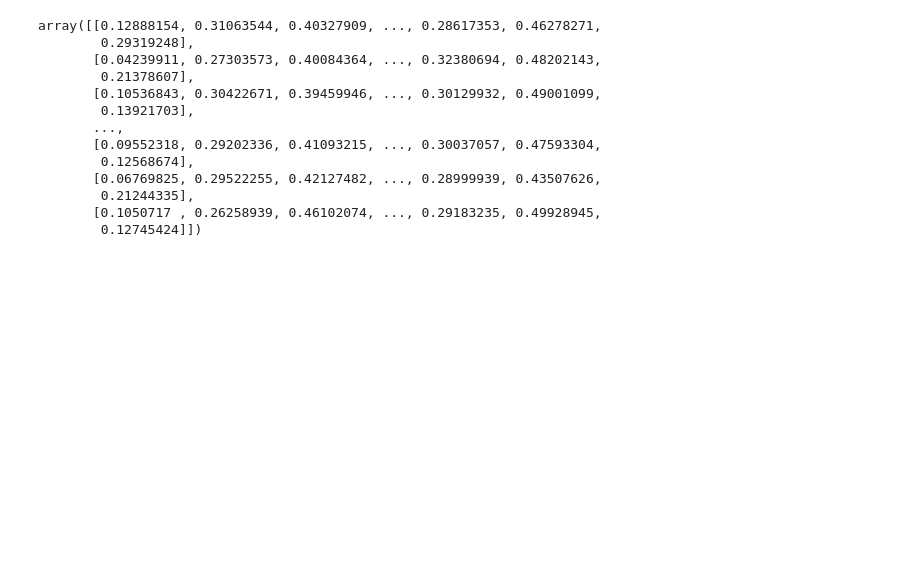
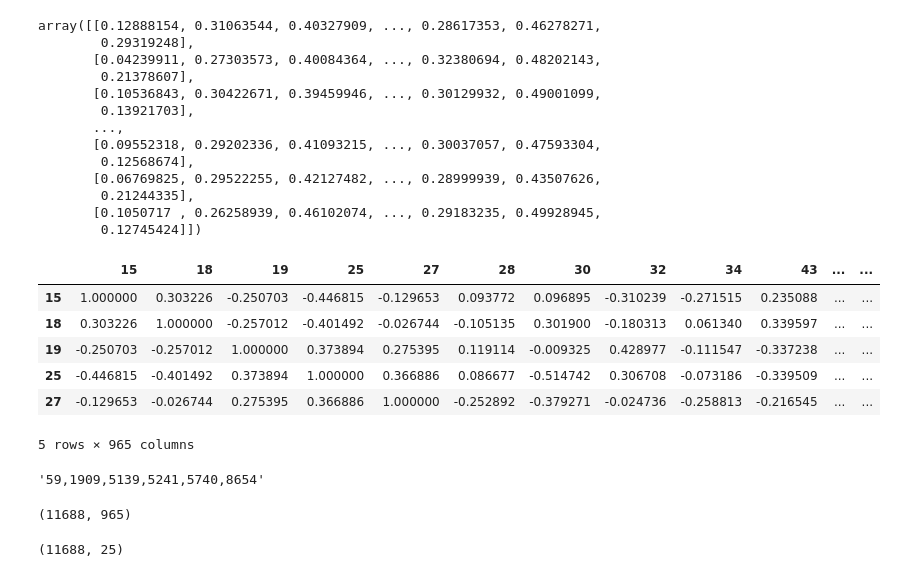
Before and after one commit to loucerac/drexml, a Jupyter notebook: notebooks/sandbox_20190416/1.0_setup_src.ipynb, the cells around one changed output. Cells and saved outputs as stored; diff of their text form; code cells hidden in the pictures; blank space fills up the shorter version.

```diff
--- a/notebooks/sandbox_20190416/1.0_setup_src.ipynb
+++ b/notebooks/sandbox_20190416/1.0_setup_src.ipynb
@@ -509,3 +509,13 @@ array([[0.12888154, 0.31063544, 0.40327909, ..., 0.28617353, 0.46278271,
         0.21244335],
        [0.1050717 , 0.26258939, 0.46102074, ..., 0.29183235, 0.49928945,
         0.12745424]])
+# %%
+X.corr().head()
+# %% [output]
+|  | 15 | 18 | 19 | 25 | 27 | 28 | 30 | 32 | 34 | 43 | ... | ... |
+| 15 | 1.000000 | 0.303226 | -0.250703 | -0.446815 | -0.129653 | 0.093772 | 0.096895 | -0.310239 | -0.271515 | 0.235088 | ... | ... |
+| 18 | 0.303226 | 1.000000 | -0.257012 | -0.401492 | -0.026744 | -0.105135 | 0.301900 | -0.180313 | 0.061340 | 0.339597 | ... | ... |
+| 19 | -0.250703 | -0.257012 | 1.000000 | 0.373894 | 0.275395 | 0.119114 | -0.009325 | 0.428977 | -0.111547 | -0.337238 | ... | ... |
+| 25 | -0.446815 | -0.401492 | 0.373894 | 1.000000 | 0.366886 | 0.086677 | -0.514742 | 0.306708 | -0.073186 | -0.339509 | ... | ... |
+| 27 | -0.129653 | -0.026744 | 0.275395 | 0.366886 | 1.000000 | -0.252892 | -0.379271 | -0.024736 | -0.258813 | -0.216545 | ... | ... |
+5 rows × 965 columns
@@ -511,0 +526,12 @@ array([[0.12888154, 0.31063544, 0.40327909, ..., 0.28617353, 0.46278271,
+# %%
+",".join(x_c_5241[x_c_5241.abs() > 0.7].index.tolist())
+# %% [output]
+'59,1909,5139,5241,5740,8654'
+# %%
+X.shape
+# %% [output]
+(11688, 965)
+# %%
+Y.shape
+# %% [output]
+(11688, 25)
```
Also changed, not shown: parts of 2 cells of this notebook.
